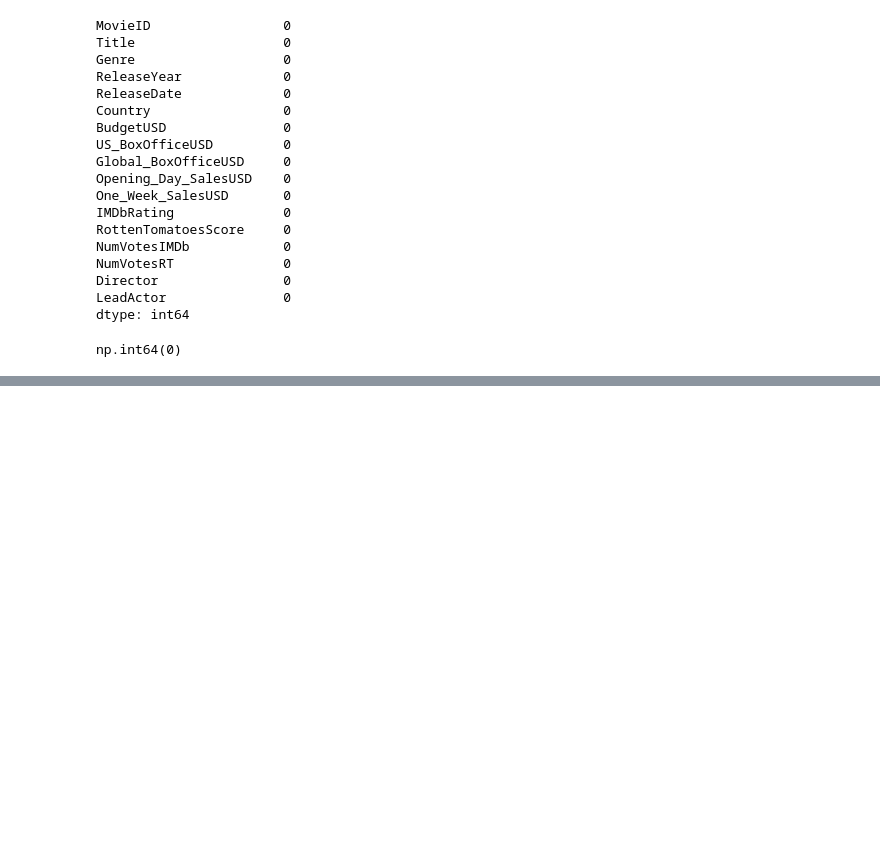
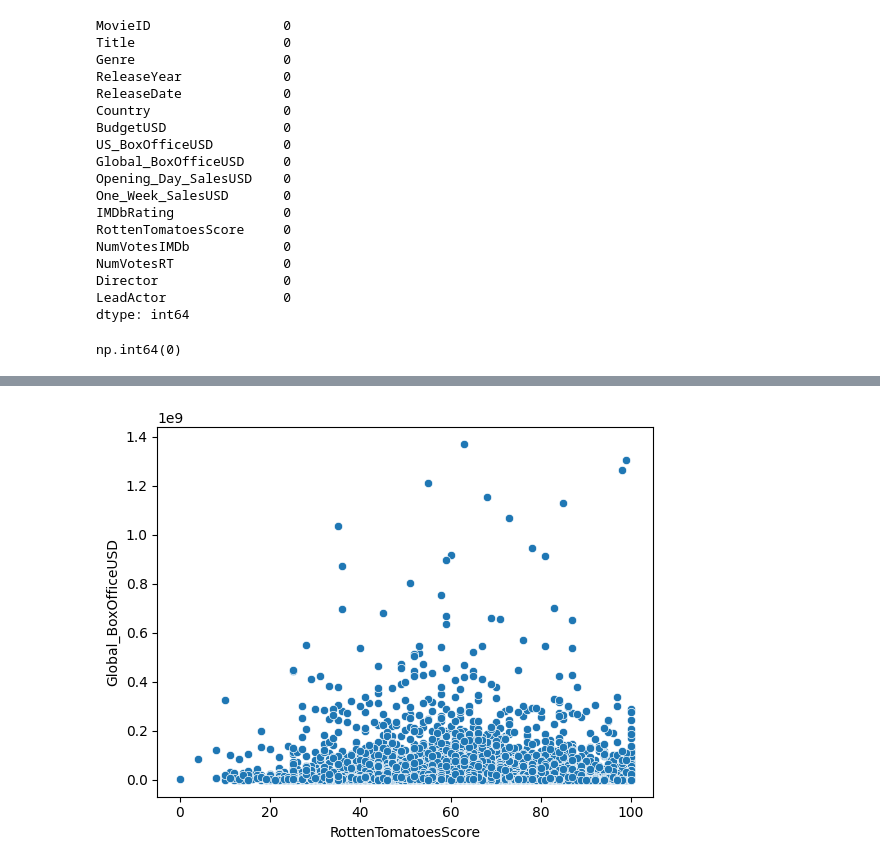
Before and after one commit to felipe-ccruz/Dashboard-Films, a Jupyter notebook: Tratamento-e-Limpeza.ipynb, the cells around one changed output, grey strips where cells are left out. Cells and saved outputs as stored; diff of their text form; code cells hidden in the pictures; blank space fills up the shorter version.

```diff
--- a/Tratamento-e-Limpeza.ipynb
+++ b/Tratamento-e-Limpeza.ipynb
@@ -160,0 +179,10 @@ plt.show()
+# %%
+mundial = df[['Global_BoxOfficeUSD', 'IMDbRating', 'RottenTomatoesScore', 'US_BoxOfficeUSD']]
+mundial = mundial.dropna()
+
+
+# testado tambem com US_BoxOfficeUSD
+sns.scatterplot(data=mundial, x='RottenTomatoesScore', y='Global_BoxOfficeUSD')
+plt.show()
+# %% [output]
+[figure, added]
```
Also changed, not shown: parts of 30 cells of this notebook, 1 other file.
